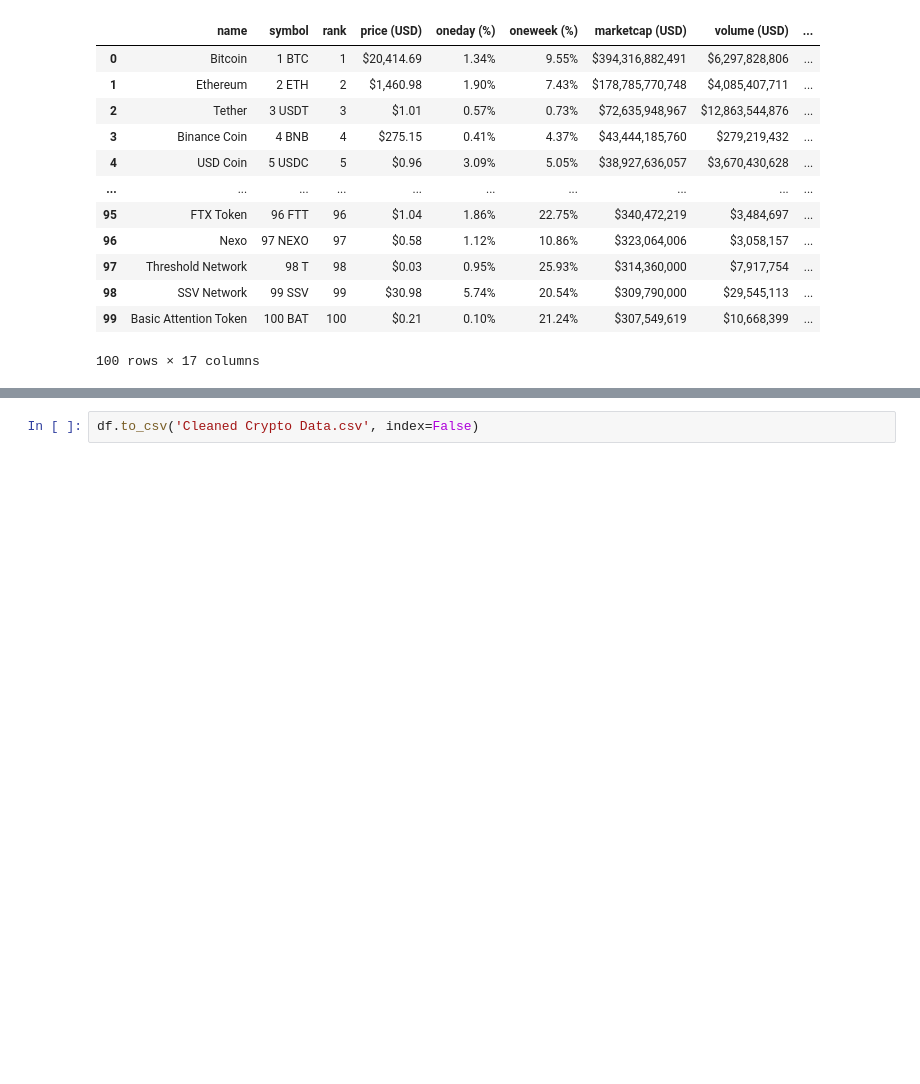
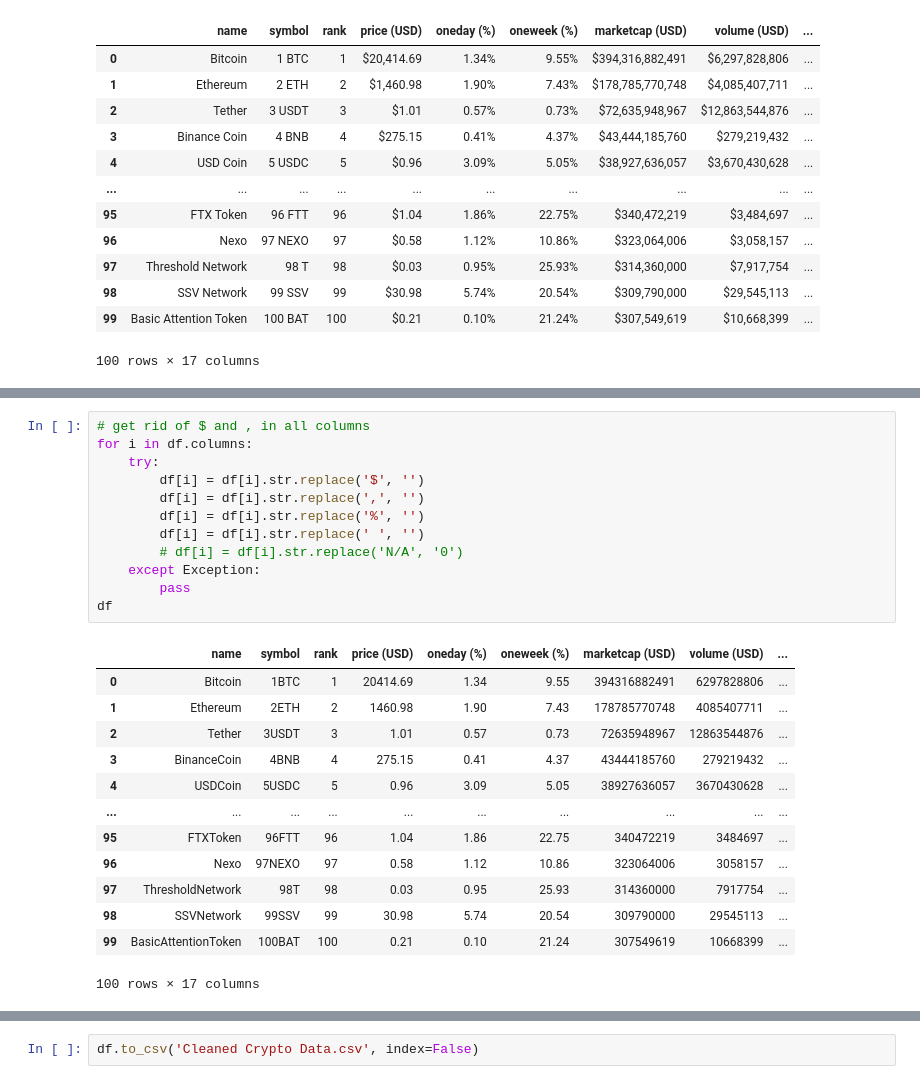
Before and after one commit to alisdghnia/adbm-crypto-database-project, a Jupyter notebook: Clean Market Data.ipynb, the cells around one changed output, grey strips where cells are left out. Cells and saved outputs as stored; diff of their text form; blank space fills up the shorter version.

```diff
--- a/Clean Market Data.ipynb
+++ b/Clean Market Data.ipynb
@@ -53,0 +76,26 @@ df
+# %%
+# get rid of $ and , in all columns
+for i in df.columns:
+    try:
+        df[i] = df[i].str.replace('$', '')
+        df[i] = df[i].str.replace(',', '')
+        df[i] = df[i].str.replace('%', '')
+        df[i] = df[i].str.replace(' ', '')
+        # df[i] = df[i].str.replace('N/A', '0')
+    except Exception:
+        pass
+df
+# %% [output]
+|  | name | symbol | rank | price (USD) | oneday (%) | oneweek (%) | marketcap (USD) | volume (USD) | ... |
+| 0 | Bitcoin | 1BTC | 1 | 20414.69 | 1.34 | 9.55 | 394316882491 | 6297828806 | ... |
+| 1 | Ethereum | 2ETH | 2 | 1460.98 | 1.90 | 7.43 | 178785770748 | 4085407711 | ... |
+| 2 | Tether | 3USDT | 3 | 1.01 | 0.57 | 0.73 | 72635948967 | 12863544876 | ... |
+| 3 | BinanceCoin | 4BNB | 4 | 275.15 | 0.41 | 4.37 | 43444185760 | 279219432 | ... |
+| 4 | USDCoin | 5USDC | 5 | 0.96 | 3.09 | 5.05 | 38927636057 | 3670430628 | ... |
+| ... | ... | ... | ... | ... | ... | ... | ... | ... | ... |
+| 95 | FTXToken | 96FTT | 96 | 1.04 | 1.86 | 22.75 | 340472219 | 3484697 | ... |
+| 96 | Nexo | 97NEXO | 97 | 0.58 | 1.12 | 10.86 | 323064006 | 3058157 | ... |
+| 97 | ThresholdNetwork | 98T | 98 | 0.03 | 0.95 | 25.93 | 314360000 | 7917754 | ... |
+| 98 | SSVNetwork | 99SSV | 99 | 30.98 | 5.74 | 20.54 | 309790000 | 29545113 | ... |
+| 99 | BasicAttentionToken | 100BAT | 100 | 0.21 | 0.10 | 21.24 | 307549619 | 10668399 | ... |
+100 rows × 17 columns
```
Also changed, not shown: parts of 6 cells of this notebook, 1 other file.
